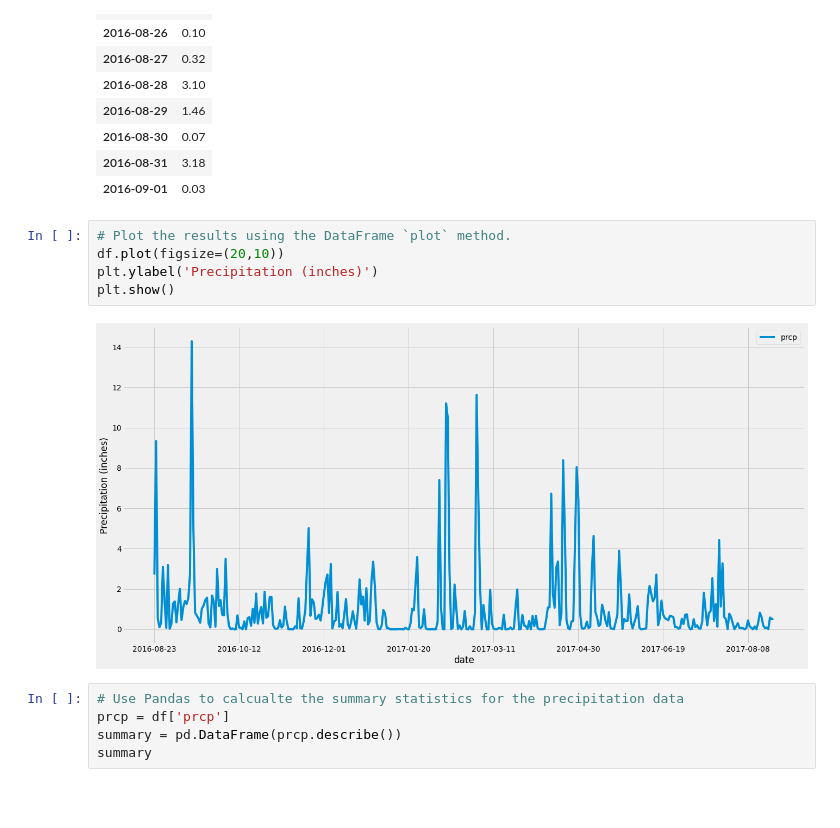
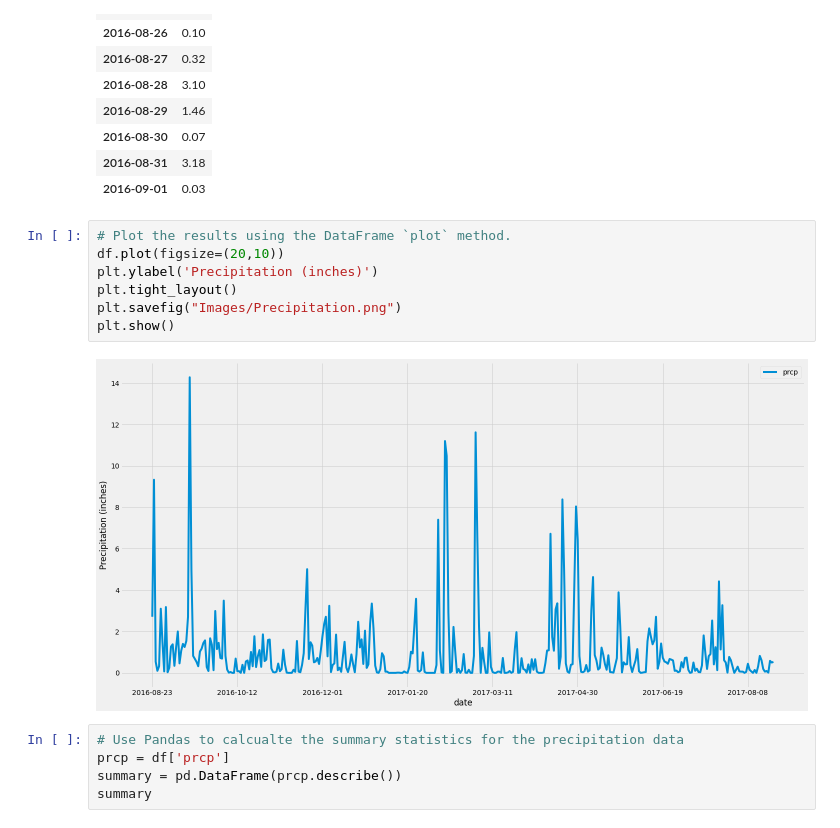
Before and after one commit to potterc22/sqlalchemy-challenge, a Jupyter notebook: climate_starter.ipynb, the cells around one changed output. Cells and saved outputs as stored; diff of their text form; blank space fills up the shorter version.

```diff
--- a/climate_starter.ipynb
+++ b/climate_starter.ipynb
@@ -87,10 +87,12 @@ df.head(10)
 # %%
 # Plot the results using the DataFrame `plot` method.
 df.plot(figsize=(20,10))
 plt.ylabel('Precipitation (inches)')
+plt.tight_layout()
+plt.savefig("Images/Precipitation.png")
 plt.show()
 # %% [output]
-[figure, old version]
+[figure, new version]
 # %%
 # Use Pandas to calcualte the summary statistics for the precipitation data
 prcp = df['prcp']
```
Also changed, not shown: parts of 3 cells of this notebook, 9 other files.
